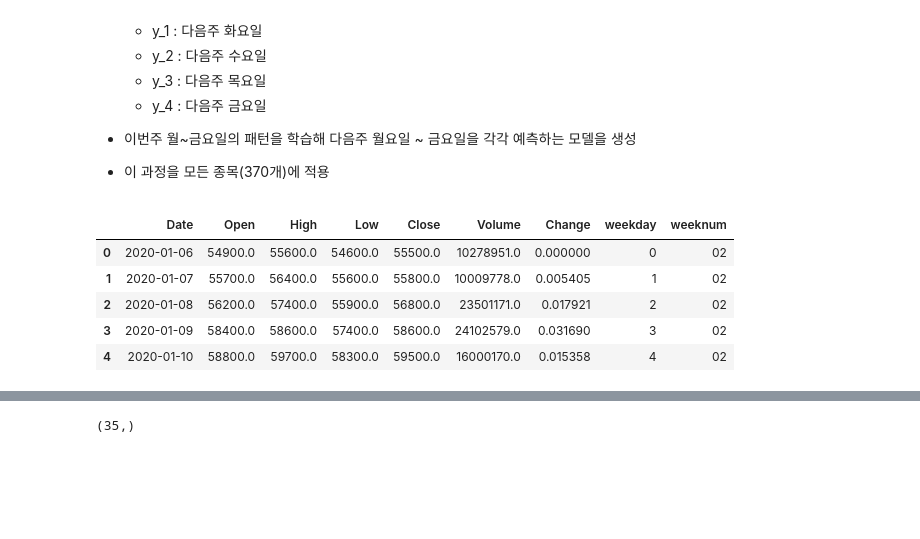
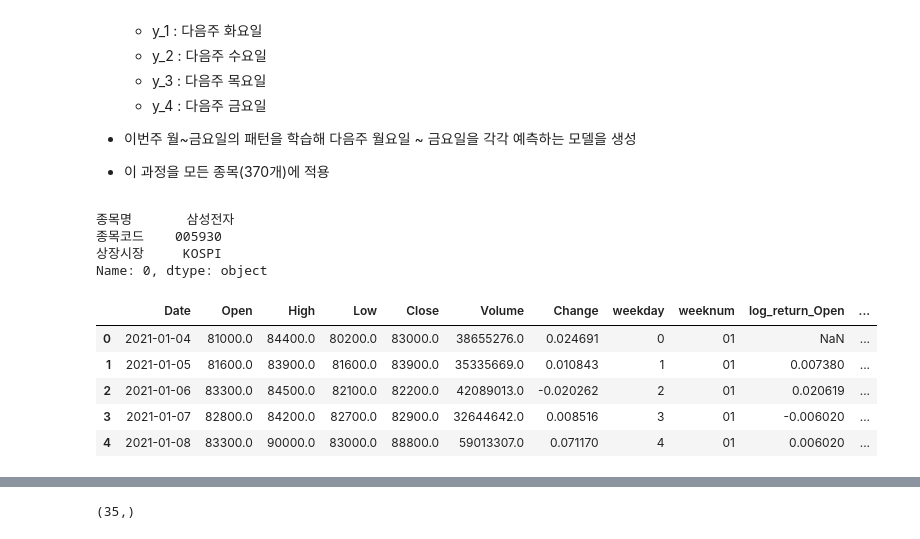
Before and after one commit to alifejon/predict_2022, a Jupyter notebook: notebook/baseline_regression.ipynb, the cells around one changed output, grey strips where cells are left out. Saved outputs shown, nothing was run; the diff lists cells and outputs as text; code cells hidden in the pictures; blank space fills up the shorter version.

```diff
--- a/notebook/baseline_regression.ipynb
+++ b/notebook/baseline_regression.ipynb
@@ -33,8 +33,8 @@ stock_list
 # %% [markdown]
 ## Get Data & Modeling
 # %%
-# start_date = '20210104'
-start_date = '20200106'
+start_date = '20210104'
+# start_date = '20200106'
 end_date = '20211105'
 
 start_weekday = pd.to_datetime(start_date).weekday()
@@ -70,32 +70,43 @@ HOW MANY "Business_days" : (480, 1)
 - 이번주 월~금요일의 패턴을 학습해 다음주 월요일 ~ 금요일을 각각 예측하는 모델을 생성
 
 - 이 과정을 모든 종목(370개)에 적용
+# %%
+stock_list.loc[0]
+# %% [output]
+종목명       삼성전자
+종목코드    005930
+상장시장     KOSPI
+Name: 0, dtype: object
 # %%
 '''
 지금 오늘것을 입력해서 내일 종가를 맞추는 모형으로 만듦
 
 - 문제는 지난 1주일(5일) 데이터로 다음 1주일(5일간) 종가를 맞추기
 - 현재 하루 짜리 입력을 쓰는 것에서 5일짜리 입력을 쓰도록 수정필요
 
 '''
 
 sample_code = stock_list.loc[0,'종목코드']
 
 sample = fdr.DataReader(sample_code, start = start_date, end = end_date).reset_index()
 sample = pd.merge(Business_days, sample, how = 'outer')
 sample['weekday'] = sample.Date.apply(lambda x : x.weekday())
 sample['weeknum'] = sample.Date.apply(lambda x : x.strftime('%V'))
 
 feature_columns = 'Open	High	Low	Close	Volume	Change	weekday'.split()
 for c in feature_columns:
     sample[c] = sample[c].ffill()
     sample[c] = sample[c].bfill()
 
+    # weekday 는 log_regurn을 구하지 않음
+    if c == 'weekday': continue
+    sample['log_return_{}'.format(c)] = np.log(sample[c]).diff()
+
 sample.head()
 # %% [output]
-|  | Date | Open | High | Low | Close | Volume | Change | weekday | weeknum |
-| 0 | 2020-01-06 | 54900.0 | 55600.0 | 54600.0 | 55500.0 | 10278951.0 | 0.000000 | 0 | 02 |
-| 1 | 2020-01-07 | 55700.0 | 56400.0 | 55600.0 | 55800.0 | 10009778.0 | 0.005405 | 1 | 02 |
-| 2 | 2020-01-08 | 56200.0 | 57400.0 | 55900.0 | 56800.0 | 23501171.0 | 0.017921 | 2 | 02 |
-| 3 | 2020-01-09 | 58400.0 | 58600.0 | 57400.0 | 58600.0 | 24102579.0 | 0.031690 | 3 | 02 |
-| 4 | 2020-01-10 | 58800.0 | 59700.0 | 58300.0 | 59500.0 | 16000170.0 | 0.015358 | 4 | 02 |
+|  | Date | Open | High | Low | Close | Volume | Change | weekday | weeknum | log_return_Open | ... |
+| 0 | 2021-01-04 | 81000.0 | 84400.0 | 80200.0 | 83000.0 | 38655276.0 | 0.024691 | 0 | 01 | NaN | ... |
+| 1 | 2021-01-05 | 81600.0 | 83900.0 | 81600.0 | 83900.0 | 35335669.0 | 0.010843 | 1 | 01 | 0.007380 | ... |
+| 2 | 2021-01-06 | 83300.0 | 84500.0 | 82100.0 | 82200.0 | 42089013.0 | -0.020262 | 2 | 01 | 0.020619 | ... |
+| 3 | 2021-01-07 | 82800.0 | 84200.0 | 82700.0 | 82900.0 | 32644642.0 | 0.008516 | 3 | 01 | -0.006020 | ... |
+| 4 | 2021-01-08 | 83300.0 | 90000.0 | 83000.0 | 88800.0 | 59013307.0 | 0.071170 | 4 | 01 | 0.006020 | ... |
```
Also changed, not shown: parts of 11 cells of this notebook, 13 other files.
